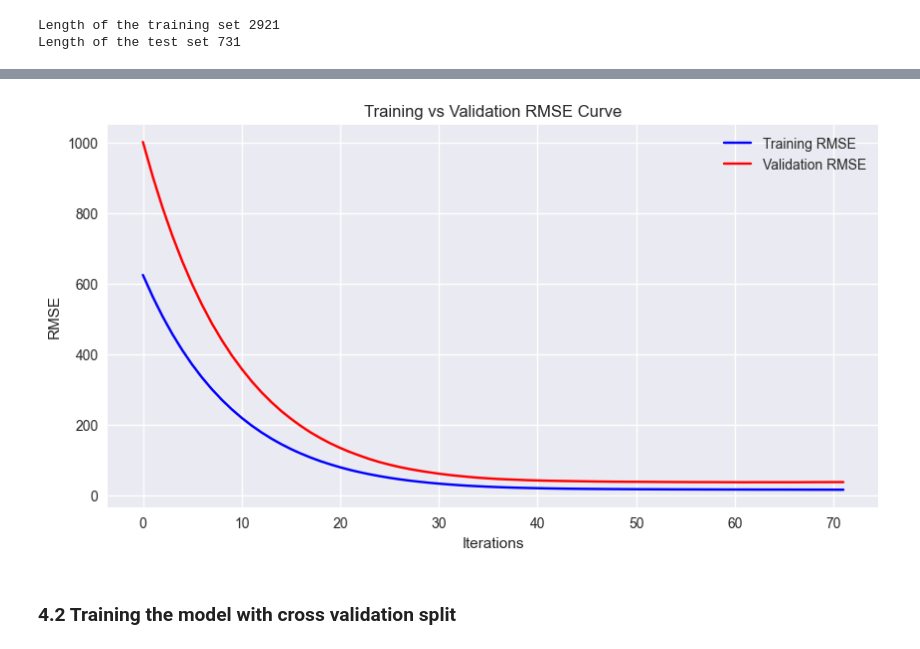
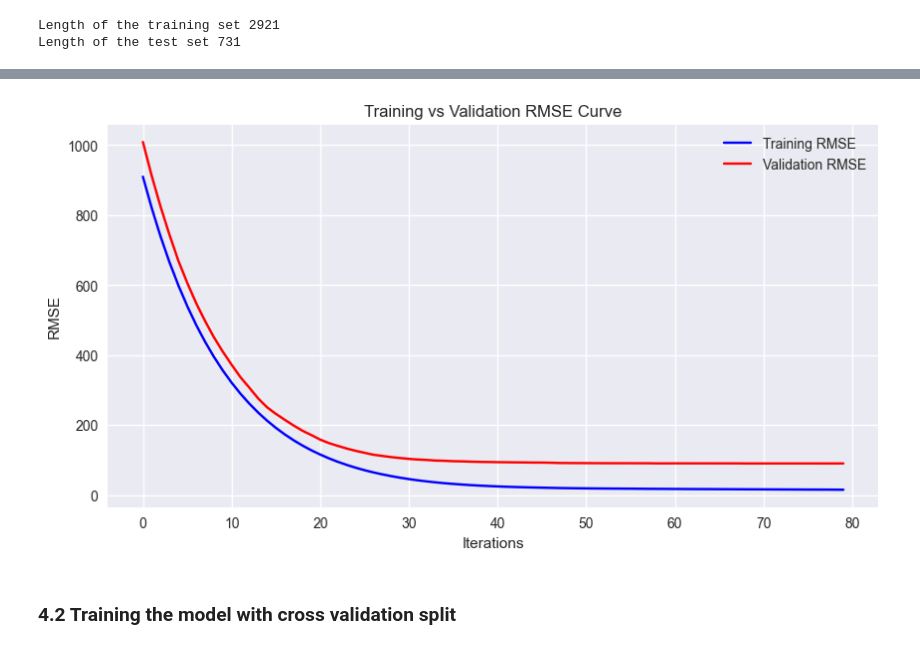
Before and after one commit to MatteoMazzon/expana_job_interview, a Jupyter notebook: assignment_expana_01.ipynb, the cells around one changed output, grey strips where cells are left out. Saved outputs shown, nothing was run; the diff lists cells and outputs as text; code cells hidden in the pictures.

```diff
--- a/assignment_expana_01.ipynb
+++ b/assignment_expana_01.ipynb
@@ -521,5 +506,5 @@ Identifying the target variable x days in the past
 # %%
-def creating_lags(df, n_lags=4, start=10):
+def creating_lags(df, n_lags=4, start=180):
     """
     Create n lagged features with a step size that is double the starting point.
 
@@ -533,7 +518,7 @@ def creating_lags(df, n_lags=4, start=10):
         list: List of created lag column names.
     """
     # Set step to be twice the start
-    step = 10
+    step = 180
 
     # Convert 'Price' column to dictionary for fast lookup
     price_target = df["Price"].to_dict()
@@ -670,7 +669,7 @@ def training_model_and_getting_predictions(X_train, y_train, X_test, y_test):
     y_pred = reg_model.predict(X_test)
     return y_pred, reg_model
 
-y_pred, model = training_model_and_getting_predictions(X_train, y_train, X_test, y_test)
+y_pred, model_final = training_model_and_getting_predictions(X_train, y_train, X_test, y_test)
 
 # Calculate the mean squared error of the predictions
 mse = mean_squared_error(y_test, y_pred)
@@ -737,15 +752,15 @@ See the caveats in the documentation: https://pandas.pydata.org/pandas-docs/stab
 # %%
-results = model.evals_result_
+results = model_final.evals_result_
 plt.figure(figsize=(10, 5))
 plt.plot(results['validation_0']['rmse'], label="Training RMSE", color='blue')
 plt.plot(results['validation_1']['rmse'], label="Validation RMSE", color='red')
 plt.xlabel("Iterations")
 plt.ylabel("RMSE")
 plt.title("Training vs Validation RMSE Curve")
 plt.legend()
 plt.show()
 # %% [output]
-[figure, old version]
+[figure, new version]
 # %% [markdown]
 ### 4.2 Training the model with cross validation split
 # %%
```
Also changed, not shown: parts of 25 cells of this notebook, 1 other file.
